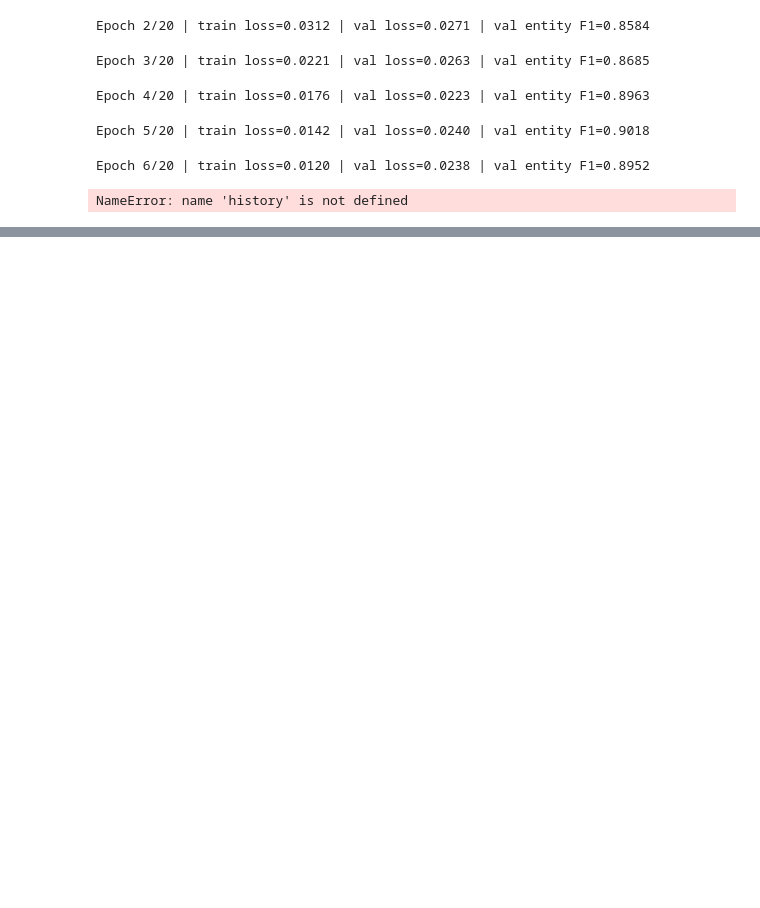
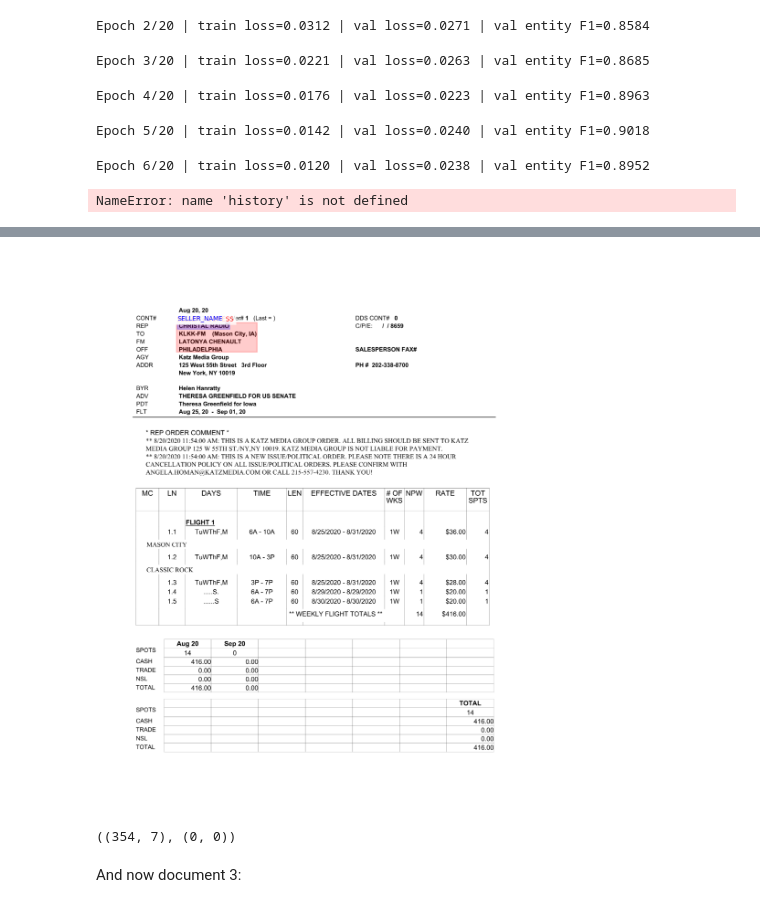
Before and after one commit to vsokoltsov/invoices-ocr, a Jupyter notebook: notebooks/layoutlm.ipynb, the cells around one changed output, grey strips where cells are left out. Saved outputs shown, nothing was run; the diff lists cells and outputs as text; code cells hidden in the pictures; blank space fills up the shorter version.

```diff
--- a/notebooks/layoutlm.ipynb
+++ b/notebooks/layoutlm.ipynb
@@ -1130,0 +1656,3 @@ display(pd.DataFrame(test_metrics["entity_report"]).T)
+# %%
+processed, rejected = check_word_coverage(documents_df.iloc[1])
+processed.shape, rejected.shape
@@ -1130,0 +1672,12 @@ display(pd.DataFrame(test_metrics["entity_report"]).T)
+# %%
+image_path  = "../data/interim/overlap_invoices/2e95329f4c9e48fca33538aa/page_0000.png"
+show_boxes(image_path, rejected.iloc[0]['matches'])
+# %% [output]
+[figure, added]
+# %%
+processed, rejected = check_word_coverage_by_area(documents_df.iloc[1])
+processed.shape, rejected.shape
+# %% [output]
+((354, 7), (0, 0))
+# %% [markdown]
+And now document 3:
```
Also changed, not shown: parts of 48 cells of this notebook.
